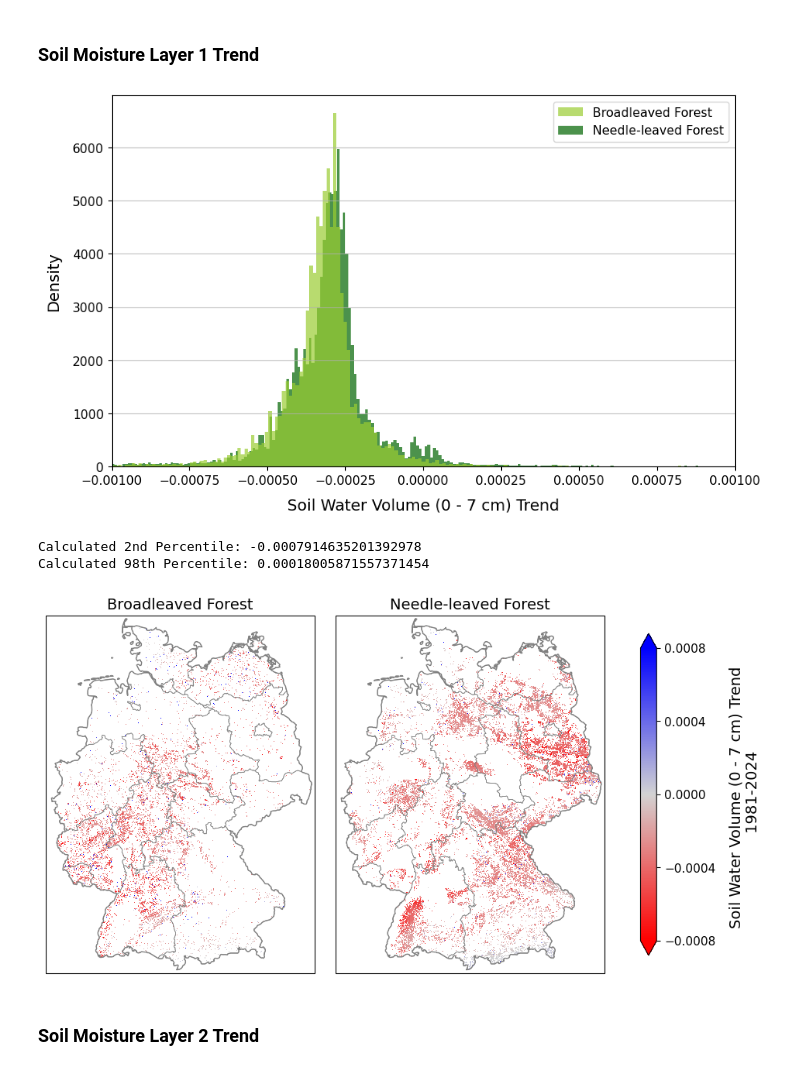
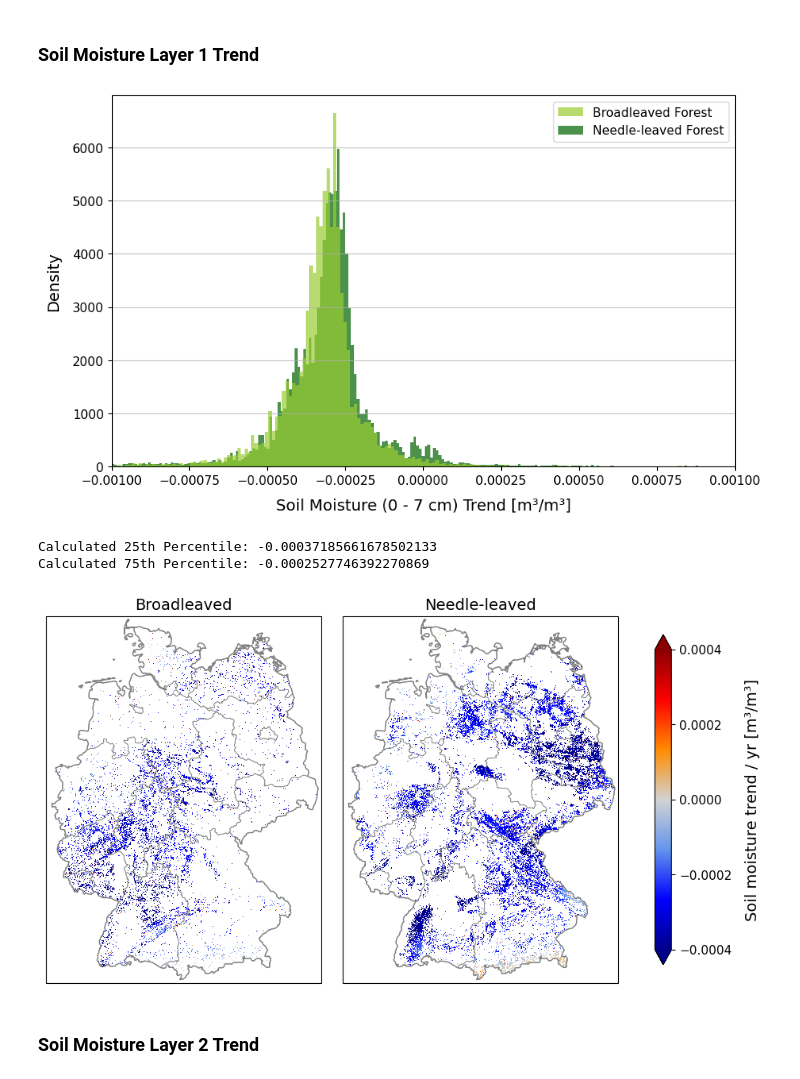
Before and after one commit to irishaake/Thesis_Msc, a Jupyter notebook: 36_Visualize_Results_Maps.ipynb, the cells around one changed output. Saved outputs shown, nothing was run; the diff lists cells and outputs as text; code cells hidden in the pictures.

```diff
--- a/36_Visualize_Results_Maps.ipynb
+++ b/36_Visualize_Results_Maps.ipynb
@@ -410,7 +410,7 @@ lats = fapar_BL.variables['lat'][:]
 lons = fapar_BL.variables['lon'][:]
 
 # create custom colormap
-colors = ["red", "lightgrey", "blue"]
+colors = ["darkblue", "blue", "cornflowerblue", "lightgrey", "darkorange", "red", "darkred"]
 cmap = LinearSegmentedColormap.from_list("RedToGreen", colors, N=256)
 
 # set nan values as transparent
@@ -418,15 +418,15 @@ cmap.set_bad(alpha = 0)
 
 # set boundary values for colormap to show small differences in values
 # values beyond these boundaries will be shown by the "extend" option
-vmin = -0.007
-vmax = 0.007
+vmin = -0.0025
+vmax = 0.0025
 
 # normalize data, set grey at 0.0000 with TwoSlopeNorm
 norm = TwoSlopeNorm(vmin=vmin, vcenter=0.0, vmax=vmax)
 
 # plot side by side
 fig, axes = plt.subplots(1, 2, figsize=(12, 6), subplot_kw={'projection': projUTM}, gridspec_kw={"wspace": 0.01})
-for ax, data, title in zip(axes, [BL, NL], ['Broadleaved Forest', 'Needle-leaved Forest']):
+for ax, data, title in zip(axes, [BL, NL], ['Broadleaved', 'Needle-leaved']):
     # set extent
     ax.set_extent([5.9, 14.65, 47.2, 55], crs=projPC)
 
@@ -447,11 +447,11 @@ for ax, data, title in zip(axes, [BL, NL], ['Broadleaved Forest', 'Needle-leaved
 
 # add colorbar
 cbar = plt.colorbar(im, ax=axes, orientation='vertical', shrink=0.9, pad=0.05, extend = "both")
-cbar.set_label("FAPAR Trend 1981-2024", fontsize = 14, labelpad = 12)
 cbar.set_ticks(np.linspace(vmin, vmax, 5))
 cbar.ax.tick_params(labelsize=11)
+cbar.set_label("FAPAR trend / yr", fontsize = 14, labelpad = 12)
 
 plt.tight_layout()
-plt.savefig("./Figures/FAPAR_Spatial_Trend.png", bbox_inches="tight")
+plt.savefig("./Figures/FAPAR_Spatial_Trend.png", bbox_inches="tight", dpi = 300)
 plt.show()
 # %% [output]
@@ -625,7 +625,7 @@ lats = tp.variables['lat'][:]
 lons = tp.variables['lon'][:]
 
 # create custom colormap
-colors = ["red", "lightgrey", "blue"]
+colors = ["darkblue", "blue", "cornflowerblue", "lightgrey", "darkorange", "red", "darkred"]
 cmap = LinearSegmentedColormap.from_list("RedToGreen", colors, N=256)
 
 # set nan values as transparent
@@ -658,11 +658,11 @@ ger_border.boundary.plot(ax=ax, edgecolor = "grey", linewidth = 1, transform=pro
 
 # add colorbar
 cbar = plt.colorbar(im, ax=ax, orientation='vertical', shrink=0.9, pad=0.05, extend = "both")
-cbar.set_label("Total Precpitation Trend 1981-2024", fontsize = 14, labelpad = 12)
+cbar.set_label("Precipitation trend / yr [mm/month]", fontsize = 14, labelpad = 12)
 cbar.set_ticks(np.linspace(vmin, vmax, 5))
 cbar.ax.tick_params(labelsize=11)
 
 plt.tight_layout()
-plt.savefig("./Figures/Precipitation_Spatial_Trend.png", bbox_inches="tight")
+plt.savefig("./Figures/Precipitation_Spatial_Trend.png", bbox_inches="tight", dpi = 300)
 plt.show()
 # %% [output]
@@ -736,7 +736,7 @@ lats = wind10m_BL.variables['lat'][:]
 lons = wind10m_BL.variables['lon'][:]
 
 # create custom colormap
-colors = ["red", "lightgrey", "blue"]
+colors = ["darkblue", "blue", "cornflowerblue", "lightgrey", "darkorange", "red", "darkred"]
 cmap = LinearSegmentedColormap.from_list("RedToGreen", colors, N=256)
 
 # set nan values as transparent
@@ -744,15 +744,15 @@ cmap.set_bad(alpha = 0)
 
 # set boundary values for colormap to show small differences in values
 # values beyond these boundaries will be shown by the "extend" option
-vmin = -0.009
-vmax = 0.009
+vmin = -0.003
+vmax = 0.003
 
 # normalize data, set grey at 0.0000 with TwoSlopeNorm
 norm = TwoSlopeNorm(vmin=vmin, vcenter=0.0, vmax=vmax)
 
 # plot side by side
 fig, axes = plt.subplots(1, 2, figsize=(12, 6), subplot_kw={'projection': projUTM}, gridspec_kw={"wspace": 0.01})
-for ax, data, title in zip(axes, [BL, NL], ['Broadleaved Forest', 'Needle-leaved Forest']):
+for ax, data, title in zip(axes, [BL, NL], ['Broadleaved', 'Needle-leaved']):
     # set extent
     ax.set_extent([5.9, 14.65, 47.2, 55], crs=projPC)
 
@@ -773,11 +773,11 @@ for ax, data, title in zip(axes, [BL, NL], ['Broadleaved Forest', 'Needle-leaved
 
 # add colorbar
 cbar = plt.colorbar(im, ax=axes, orientation='vertical', shrink=0.9, pad=0.05, extend = "both")
-cbar.set_label("10 m Wind Speed Trend 1981-2024", fontsize = 14, labelpad = 12)
+cbar.set_label("Wind speed trend / yr [m/s]", fontsize = 14, labelpad = 12)
 cbar.set_ticks(np.linspace(vmin, vmax, 5))
 cbar.ax.tick_params(labelsize=11)
 
 plt.tight_layout()
-plt.savefig("./Figures/Windspeed_Spatial_Trend.png", bbox_inches="tight")
+plt.savefig("./Figures/Windspeed_Spatial_Trend.png", bbox_inches="tight", dpi = 300)
 plt.show()
 # %% [output]
@@ -800,7 +800,7 @@ ax.hist(NL_vals.flatten(), bins=10000, alpha=0.7, label='Needle-leaved Forest',
 ax.hist(BL_vals.flatten(), bins=10000, alpha=0.7, label='Broadleaved Forest', color='yellowgreen', density=True)
 
 # add labels
-plt.xlabel('Soil Water Volume (0 - 7 cm) Trend', fontsize=14, labelpad=10)
+plt.xlabel('Soil Moisture (0 - 7 cm) Trend [m³/m³]', fontsize=14, labelpad=10)
 plt.ylabel('Density', fontsize=14, labelpad=10)
 
 # get labels and handles
@@ -819,26 +819,26 @@ plt.tick_params(axis='both', which='major', labelsize=11)
 
 plt.xlim(-0.001, 0.001)
 
-plt.savefig("./Figures/Soil_Water_1_Spatial_Trend_Histogram.png", bbox_inches="tight")
+plt.savefig("./Figures/Soil_Water_1_Spatial_Trend_Histogram.png", bbox_inches="tight", dpi = 300)
 plt.show()
 # %% [output]
-[figure, old version]
+[figure, new version]
 # %%
 # have a look at the percentiles
 # for both data combined
 all_data = np.concatenate((BL_vals.flatten(), NL_vals.flatten()))
 
-lower_percentile = 2
-upper_percentile = 98
+lower_percentile = 25
+upper_percentile = 75
 
 vmin_perc = np.percentile(all_data[~np.isnan(all_data)], lower_percentile)
 vmax_perc = np.percentile(all_data[~np.isnan(all_data)], upper_percentile)
 
-print(f"Calculated 2nd Percentile: {vmin_perc}")
-print(f"Calculated 98th Percentile: {vmax_perc}")
+print(f"Calculated 25th Percentile: {vmin_perc}")
+print(f"Calculated 75th Percentile: {vmax_perc}")
 # %% [output]
-Calculated 2nd Percentile: -0.0007914635201392978
-Calculated 98th Percentile: 0.00018005871557371454
+Calculated 25th Percentile: -0.00037185661678502133
+Calculated 75th Percentile: -0.0002527746392270869
 # %%
 # set native crs and desired projection for map
 projPC = ccrs.PlateCarree()
@@ -851,7 +851,7 @@ lats = swvl1_BL.variables['lat'][:]
 lons = swvl1_BL.variables['lon'][:]
 
 # create custom colormap
-colors = ["red", "lightgrey", "blue"]
+colors = ["darkblue", "blue", "cornflowerblue", "lightgrey", "darkorange", "red", "darkred"]
 cmap = LinearSegmentedColormap.from_list("RedToGreen", colors, N=256)
 
 # set nan values as transparent
@@ -859,44 +859,44 @@ cmap.set_bad(alpha = 0)
 
 # set boundary values for colormap to show small differences in values
 # values beyond these boundaries will be shown by the "extend" option
-vmin = -0.0008
-vmax = 0.0008
+vmin = -0.0004
+vmax = 0.0004
 
 # normalize data, set grey at 0.0000 with TwoSlopeNorm
 norm = TwoSlopeNorm(vmin=vmin, vcenter=0.0, vmax=vmax)
 
 # plot side by side
 fig, axes = plt.subplots(1, 2, figsize=(12, 6), subplot_kw={'projection': projUTM}, gridspec_kw={"wspace": 0.01})
-for ax, data, title in zip(axes, [BL, NL], ['Broadleaved Forest', 'Needle-leaved Forest']):
+for ax, data, title in zip(axes, [BL, NL], ['Broadleaved', 'Needle-leaved']):
     # set extent
     ax.set_extent([5.9, 14.65, 47.2, 55], crs=projPC)
 
     # plot data
     im = ax.pcolormesh(
         lons, lats, data,
         cmap=cmap,
         norm=norm,
         transform=projPC,
         shading = "auto"
     )
 
     # plot borders
     ger_states.boundary.plot(ax=ax, edgecolor = "grey", linewidth = 0.5, transform=projUTM)
     ger_border.boundary.plot(ax=ax, edgecolor = "grey", linewidth = 1, transform=projUTM)
 
     ax.set_title(f"{title}", fontsize = 14)
 
 # add colorbar
 cbar = plt.colorbar(im, ax=axes, orientation='vertical', shrink=0.9, pad=0.05, extend = "both")
-cbar.set_label("Soil Water Volume (0 - 7 cm) Trend \n 1981-2024", fontsize = 14, labelpad = 12)
+cbar.set_label("Soil moisture trend / yr [m³/m³]", fontsize = 14, labelpad = 12)
 cbar.set_ticks(np.linspace(vmin, vmax, 5))
 cbar.ax.tick_params(labelsize=11)
 
 plt.tight_layout()
-plt.savefig("./Figures/Soil_Water_1_Spatial_Trend.png", bbox_inches="tight")
+plt.savefig("./Figures/Soil_Water_1_Spatial_Trend.png", bbox_inches="tight", dpi = 300)
 plt.show()
 # %% [output]
-[figure, old version]
+[figure, new version]
 # %% [markdown]
 ### Soil Moisture Layer 2 Trend
 # %%
```
Also changed, not shown: parts of 40 cells of this notebook, 2 other files.
